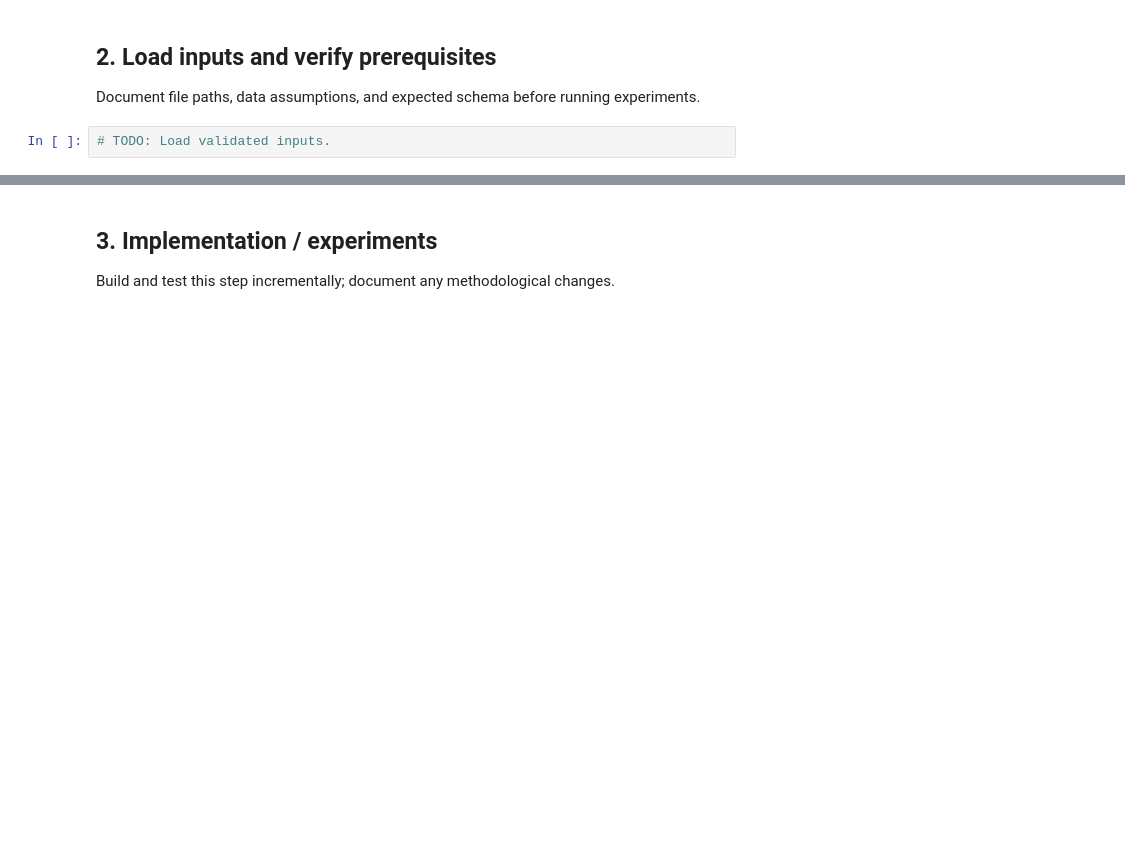
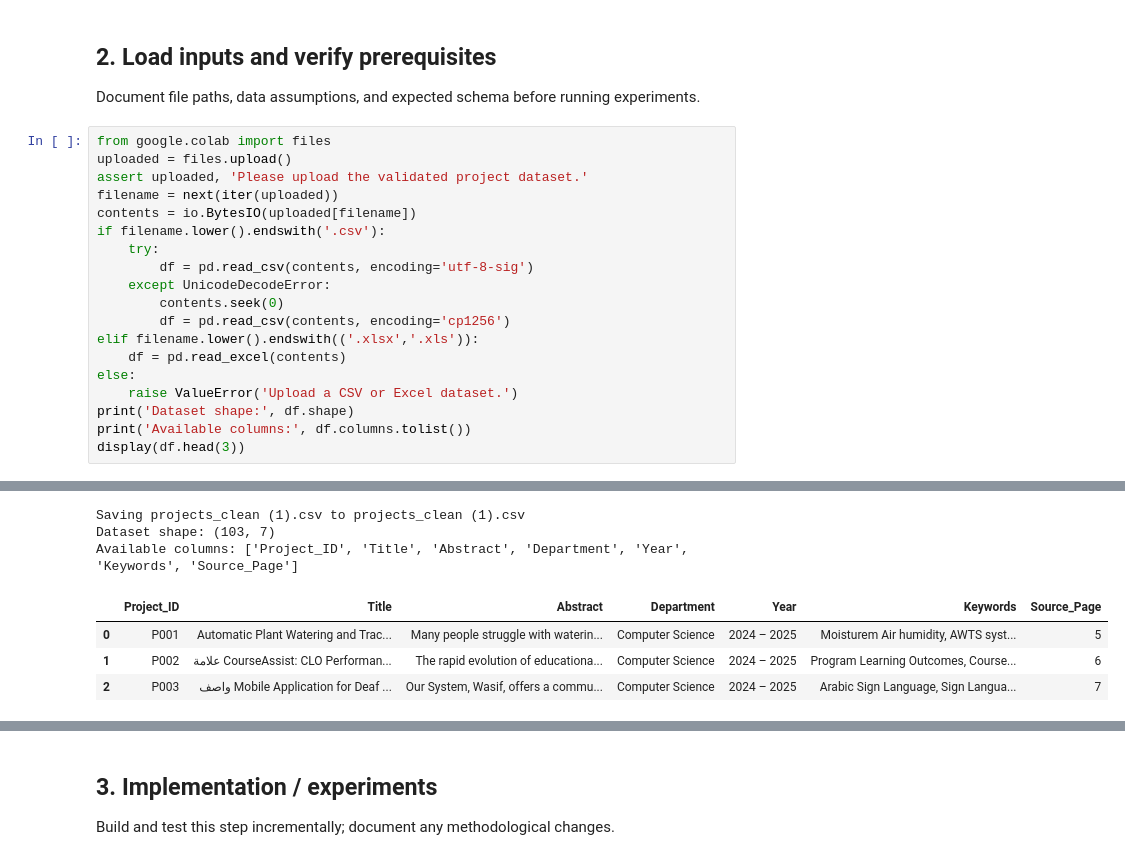
Before and after one commit to esrrahafase-crypto/Origin, a Jupyter notebook: notebooks/04_TFIDF_Baseline.ipynb, the cells around one changed output, grey strips where cells are left out. Drawn from its saved outputs; the diff is of its cells as text; blank space fills up the shorter version.

```diff
--- a/notebooks/04_TFIDF_Baseline.ipynb
+++ b/notebooks/04_TFIDF_Baseline.ipynb
@@ -17,5 +32,23 @@ Use Google Colab and authenticate to the repository securely. Each notebook must
 # %% [markdown]
 ## 2. Load inputs and verify prerequisites
 Document file paths, data assumptions, and expected schema before running experiments.
-# %%
-# TODO: Load validated inputs.
+# %%
+from google.colab import files
+uploaded = files.upload()
+assert uploaded, 'Please upload the validated project dataset.'
+filename = next(iter(uploaded))
+contents = io.BytesIO(uploaded[filename])
+if filename.lower().endswith('.csv'):
+    try:
+        df = pd.read_csv(contents, encoding='utf-8-sig')
+    except UnicodeDecodeError:
+        contents.seek(0)
+        df = pd.read_csv(contents, encoding='cp1256')
+elif filename.lower().endswith(('.xlsx','.xls')):
+    df = pd.read_excel(contents)
+else:
+    raise ValueError('Upload a CSV or Excel dataset.')
+print('Dataset shape:', df.shape)
+print('Available columns:', df.columns.tolist())
+display(df.head(3))
+# %% [output]
@@ -21,0 +56,7 @@ Document file paths, data assumptions, and expected schema before running experi
+Saving projects_clean (1).csv to projects_clean (1).csv
+Dataset shape: (103, 7)
+Available columns: ['Project_ID', 'Title', 'Abstract', 'Department', 'Year', 'Keywords', 'Source_Page']
+|  | Project_ID | Title | Abstract | Department | Year | Keywords | Source_Page |
+| 0 | P001 | Automatic Plant Watering and Trac... | Many people struggle with waterin... | Computer Science | 2024 – 2025 | Moisturem Air humidity, AWTS syst... | 5 |
+| 1 | P002 | علامة CourseAssist: CLO Performan... | The rapid evolution of educationa... | Computer Science | 2024 – 2025 | Program Learning Outcomes, Course... | 6 |
+| 2 | P003 | واصف Mobile Application for Deaf ... | Our System, Wasif, offers a commu... | Computer Science | 2024 – 2025 | Arabic Sign Language, Sign Langua... | 7 |
```
Also changed, not shown: parts of 12 cells of this notebook.
